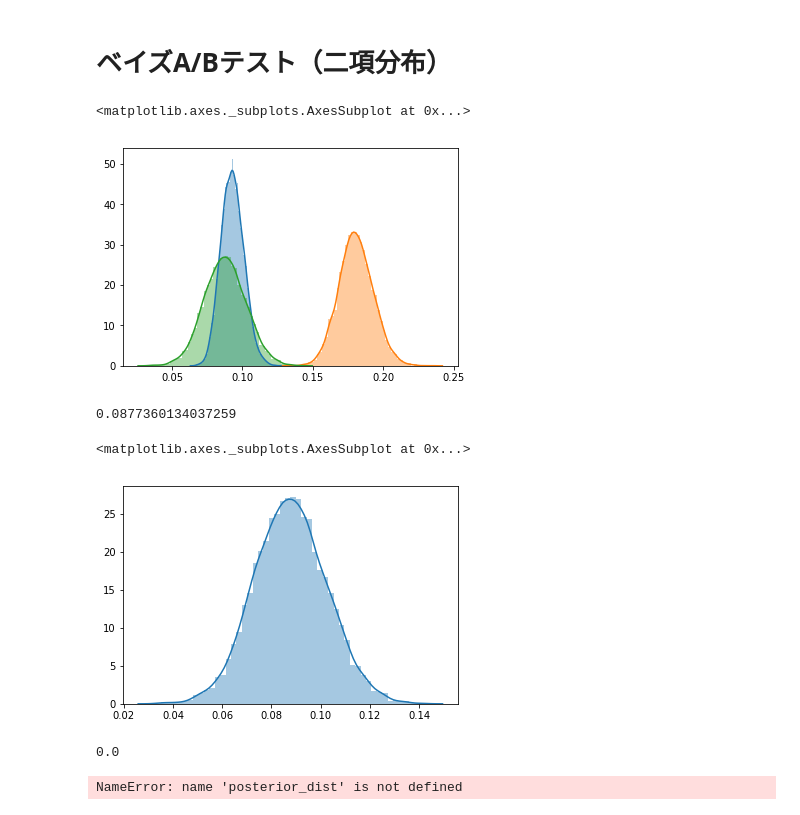
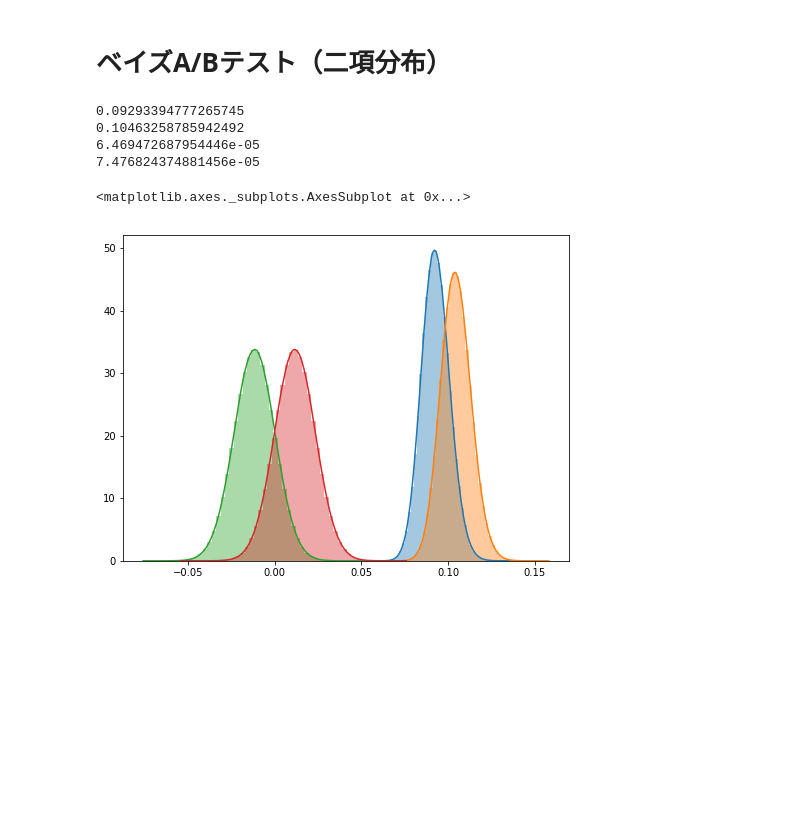
Before and after one commit to nchikun/data_analysis_sandbox, a Jupyter notebook: notebooks/bayesian_methods_for_hackers/bayesian_ab_testing.ipynb, the cells around one changed output. Saved outputs shown, nothing was run; the diff lists cells and outputs as text; code cells hidden in the pictures; blank space fills up the shorter version.

Commit message:
bayesian_ab_testing.ipynbの改善

```diff
--- a/notebooks/bayesian_methods_for_hackers/bayesian_ab_testing.ipynb
+++ b/notebooks/bayesian_methods_for_hackers/bayesian_ab_testing.ipynb
@@ -61,18 +95,35 @@ bb_B = bayesian_binomial(visitors_to_B, conversions_from_B).posterior_beta(1, 1)
+# %%
+visitors_to_A = 1300
+visitors_to_B = 1250
+conversions_from_A = 120
+conversions_from_B = 130
+prior_a = 1
+prior_b = 1
+n_sampling = 10000000
+ab_test = ab_testing_binomial(visitors_to_A, conversions_from_A,
+                              visitors_to_B, conversions_from_B,
+                              prior_a, prior_b,
+                              n_sampling)
+# %%
+pb = ab_test.posterior_beta()
+ds = ab_test.diff_sampling()
+cs = ab_test.classification_score()
+# %%
+print(pb['mean_A'])
+print(pb['mean_B'])
+print(pb['var_A'])
+print(pb['var_B'])
+# %% [output]
+0.09293394777265745
+0.10463258785942492
+6.469472687954446e-05
+7.476824374881456e-05
 # %%
-# Bの方が高い
-post_beta_A = bb_A.rvs(10000)
-post_beta_B = bb_B.rvs(10000)
-sns.distplot(post_beta_A, kde=True, rug=False, bins=50)
-sns.distplot(post_beta_B, kde=True, rug=False, bins=50)
-sns.distplot(post_beta_B - post_beta_A, kde=True, rug=False, bins=50)
+fig = plt.figure(figsize=(8, 6))
+sns.distplot(pb['post_beta_A'], kde=True, rug=False, bins=50)
+sns.distplot(pb['post_beta_B'], kde=True, rug=False, bins=50)
+sns.distplot(ds['A_minus_B'], kde=True, rug=False, bins=50)
+sns.distplot(ds['B_minus_A'], kde=True, rug=False, bins=50)
 # %% [output]
 <matplotlib.axes._subplots.AxesSubplot at 0x...>
-[figure, old version]
+[figure, new version]
-# %%
-# 平均的にサイトBの方が3.3%ほどAよりコンバージョン率が高い（あまり意味なし）
-print((post_beta_B - post_beta_A).mean())
-sns.distplot(post_beta_B - post_beta_A, kde=True, rug=False, bins=50)
-# %% [output]
-0.0877360134037259
-<matplotlib.axes._subplots.AxesSubplot at 0x...>
-[figure, removed]
@@ -81,4 +129,0 @@ sns.distplot(post_beta_B - post_beta_A, kde=True, rug=False, bins=50)
-# %%
-(post_beta_A > post_beta_B).mean()
-# %% [output]
-0.0
@@ -93,5 +129,0 @@ conversions_from_B = 125
-# %%
-a = posterior_dist(visitors_to_A, conversions_from_A, 1, 1).rvs(2000)
-sns.distplot(a, kde=True, rug=False, bins=10)
-# %% [output]
-NameError: name 'posterior_dist' is not defined
```
Also changed, not shown: parts of 8 cells of this notebook, 2 other files.
